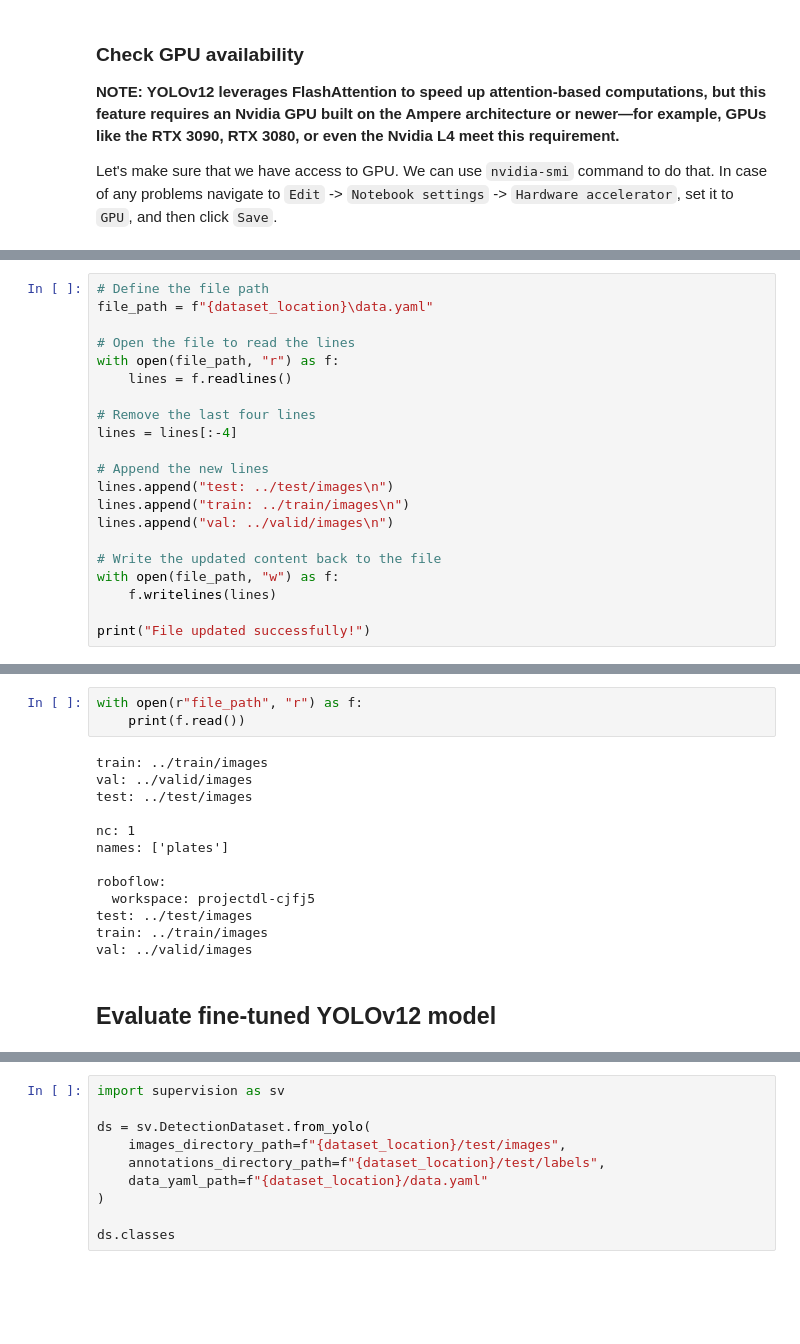
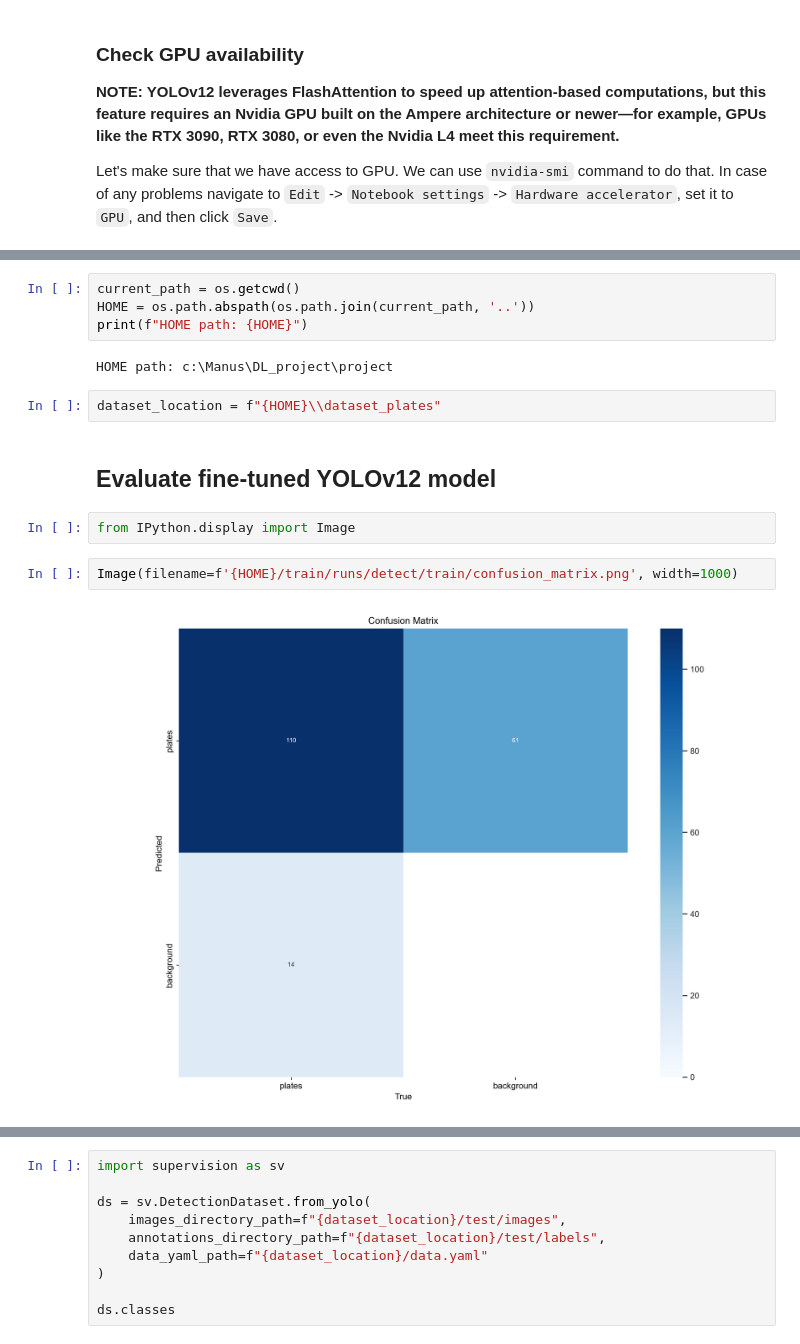
Before and after one commit to ponmak/DL_project, a Jupyter notebook: project/test_model/test_model.ipynb, the cells around one changed output, grey strips where cells are left out. Drawn from its saved outputs; the diff is of its cells as text; blank space fills up the shorter version.

```diff
--- a/project/test_model/test_model.ipynb
+++ b/project/test_model/test_model.ipynb
@@ -155,21 +157,0 @@ HOME = r"..\project\test_model"
-# %%
-# Define the file path
-file_path = f"{dataset_location}\data.yaml"
-
-# Open the file to read the lines
-with open(file_path, "r") as f:
-    lines = f.readlines()
-
-# Remove the last four lines
-lines = lines[:-4]
-
-# Append the new lines
-lines.append("test: ../test/images\n")
-lines.append("train: ../train/images\n")
-lines.append("val: ../valid/images\n")
-
-# Write the updated content back to the file
-with open(file_path, "w") as f:
-    f.writelines(lines)
-
-print("File updated successfully!")
@@ -192,18 +158,16 @@ import supervision as sv
-# %%
-with open(r"file_path", "r") as f:
-    print(f.read())
-# %% [output]
-train: ../train/images
-val: ../valid/images
-test: ../test/images
-
-nc: 1
-names: ['plates']
-
-roboflow:
-  workspace: projectdl-cjfj5
-test: ../test/images
-train: ../train/images
-val: ../valid/images
+# %%
+current_path = os.getcwd()
+HOME = os.path.abspath(os.path.join(current_path, '..'))
+print(f"HOME path: {HOME}")
+# %% [output]
+HOME path: c:\Manus\DL_project\project
+# %%
+dataset_location = f"{HOME}\\dataset_plates"
 # %% [markdown]
 ## Evaluate fine-tuned YOLOv12 model
+# %%
+from IPython.display import Image
+# %%
+Image(filename=f'{HOME}/train/runs/detect/train/confusion_matrix.png', width=1000)
+# %% [output]
+[figure, added]
```
Also changed, not shown: parts of 22 cells of this notebook, 23 other files.
